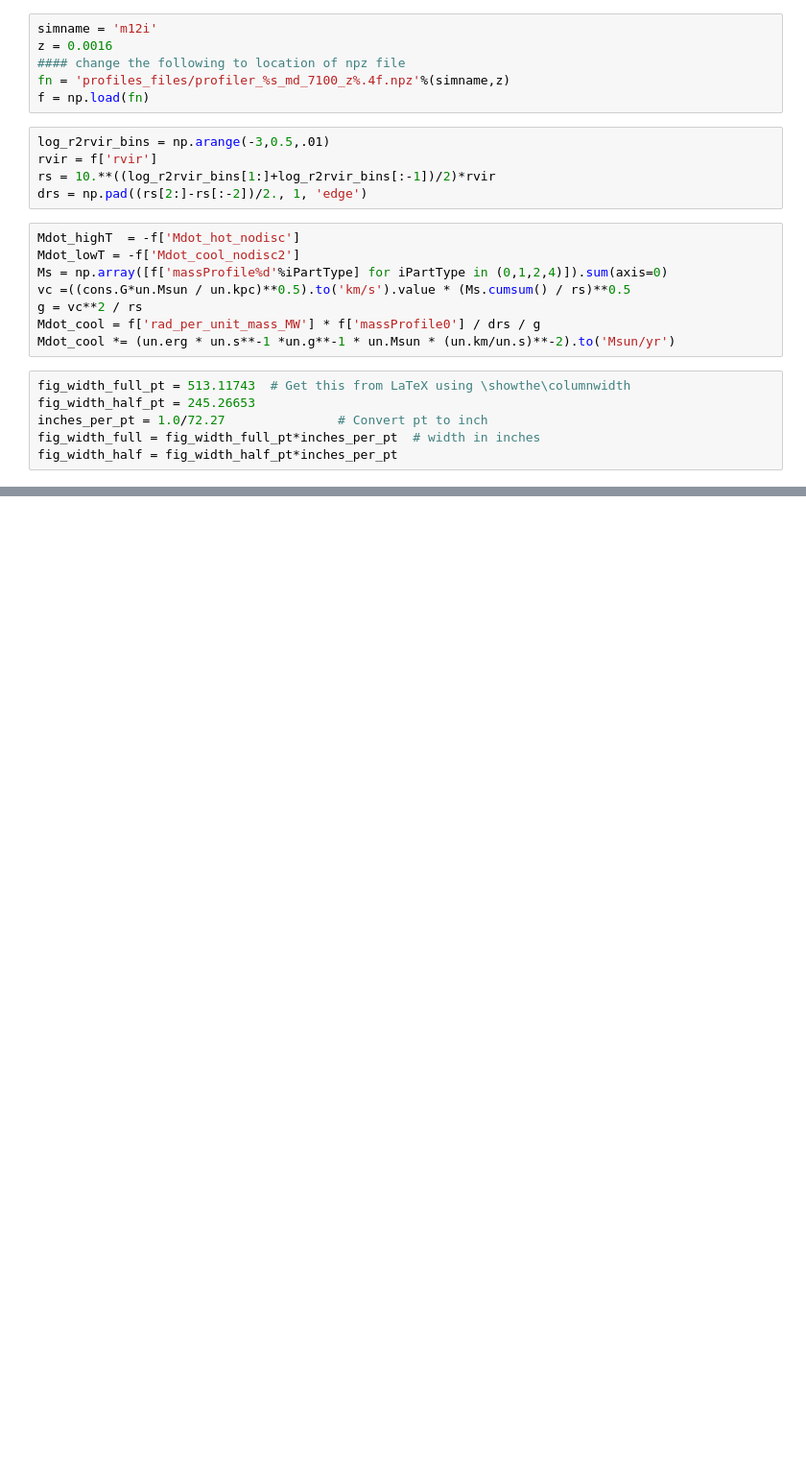
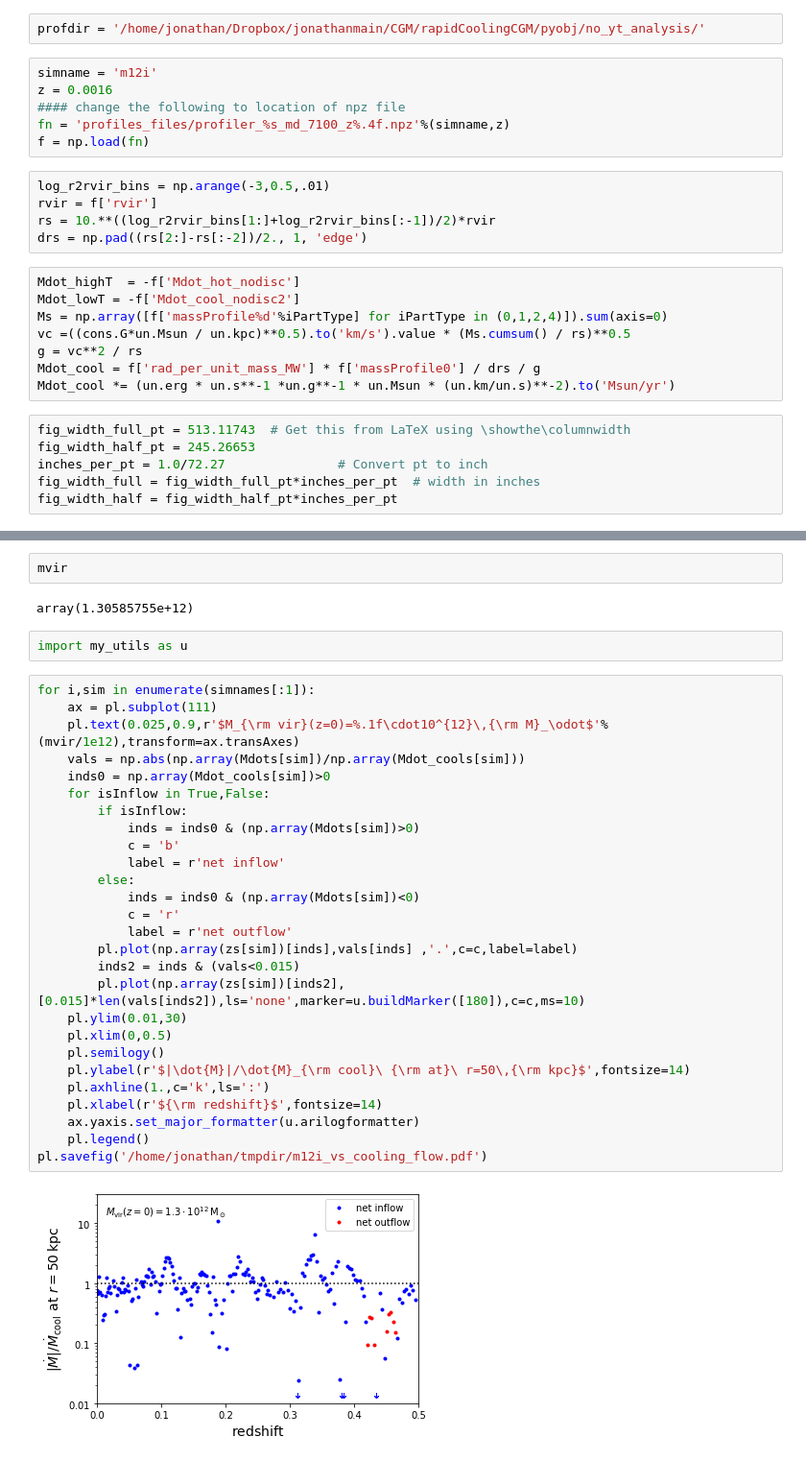
Before and after one commit to zhafen/Hot-Accretion-in-FIRE, a Jupyter notebook: HowDoesHotAccretionWork_forZach.ipynb, the cells around one changed output, grey strips where cells are left out. Shown: that part at 96% size. Cells and saved outputs as stored; diff of their text form; blank space fills up the shorter version.

```diff
--- a/HowDoesHotAccretionWork_forZach.ipynb
+++ b/HowDoesHotAccretionWork_forZach.ipynb
@@ -4,6 +7,8 @@ import pylab as pl, numpy as np, glob, pdb
 from numpy import log10 as log
 import astropy
 from astropy import units as un, constants as cons
+# %%
+profdir = '/home/jonathan/Dropbox/jonathanmain/CGM/rapidCoolingCGM/pyobj/no_yt_analysis/'
 # %%
 simname = 'm12i'
 z = 0.0016
@@ -52,0 +102,35 @@ pl.savefig('figures/Mdot_%s.pdf'%simname,bbox_inches='tight')
+# %%
+mvir
+# %% [output]
+array(1.30585755e+12)
+# %%
+import my_utils as u
+# %%
+for i,sim in enumerate(simnames[:1]):
+    ax = pl.subplot(111)
+    pl.text(0.025,0.9,r'$M_{\rm vir}(z=0)=%.1f\cdot10^{12}\,{\rm M}_\odot$'%(mvir/1e12),transform=ax.transAxes)
+    vals = np.abs(np.array(Mdots[sim])/np.array(Mdot_cools[sim]))
+    inds0 = np.array(Mdot_cools[sim])>0
+    for isInflow in True,False:
+        if isInflow:
+            inds = inds0 & (np.array(Mdots[sim])>0)
+            c = 'b'
+            label = r'net inflow'
+        else:
+            inds = inds0 & (np.array(Mdots[sim])<0)
+            c = 'r'
+            label = r'net outflow'
+        pl.plot(np.array(zs[sim])[inds],vals[inds] ,'.',c=c,label=label)
+        inds2 = inds & (vals<0.015)
+        pl.plot(np.array(zs[sim])[inds2],[0.015]*len(vals[inds2]),ls='none',marker=u.buildMarker([180]),c=c,ms=10)
+    pl.ylim(0.01,30)
+    pl.xlim(0,0.5)
+    pl.semilogy()
+    pl.ylabel(r'$|\dot{M}|/\dot{M}_{\rm cool}\ {\rm at}\ r=50\,{\rm kpc}$',fontsize=14)
+    pl.axhline(1.,c='k',ls=':')
+    pl.xlabel(r'${\rm redshift}$',fontsize=14)
+    ax.yaxis.set_major_formatter(u.arilogformatter)
+    pl.legend()
+pl.savefig('/home/jonathan/tmpdir/m12i_vs_cooling_flow.pdf')
+# %% [output]
+[figure, added]
```
Also changed, not shown: parts of 8 cells of this notebook, 1 other file.
